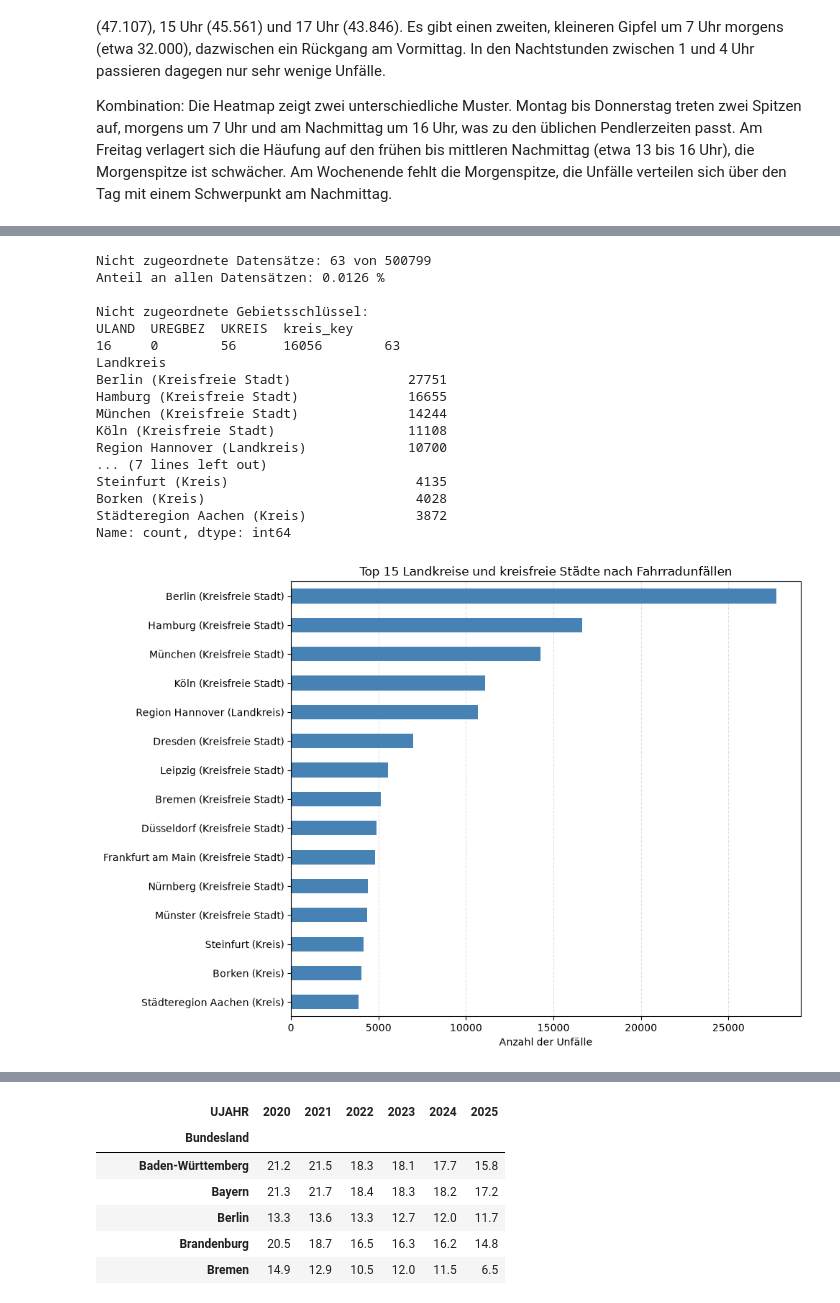
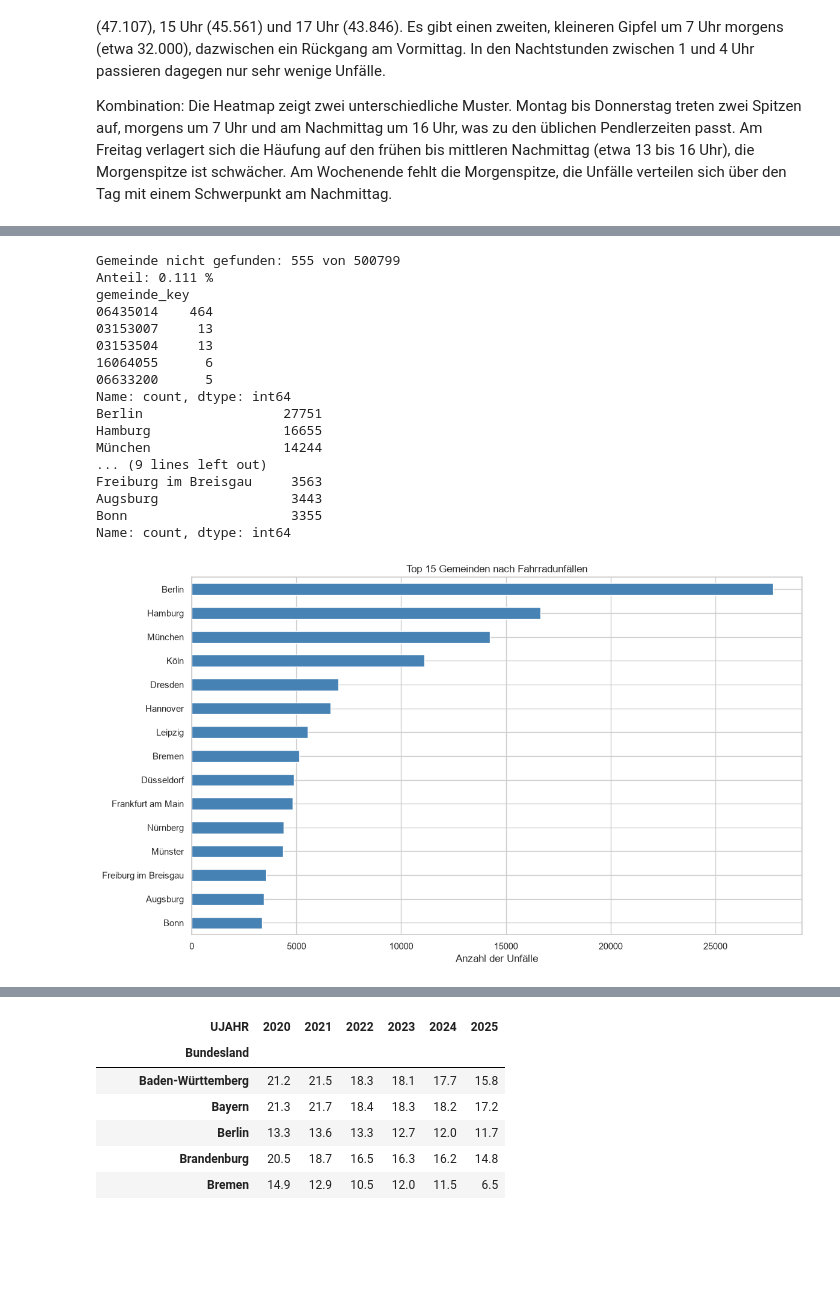
Before and after one commit to RogovaNatalia/Unfallorte_Projekt, a Jupyter notebook: analyse.ipynb, the cells around one changed output, grey strips where cells are left out. Saved outputs shown, nothing was run; the diff lists cells and outputs as text; code cells hidden in the pictures; blank space fills up the shorter version.

```diff
--- a/analyse.ipynb
+++ b/analyse.ipynb
@@ -16,9 +26,14 @@ files = [
 
 frames = []
 for f in files:
-    d = pd.read_csv(f, sep=";", decimal=",")
+    d = pd.read_csv(f, sep=";", decimal=",", dtype={"UIDENTSTLAE": str})
     d = d.rename(columns={"IstStrassenzustand": "STRZUSTAND"})   # ab 2021 anders benannt
     d = d.drop(columns=["OBJECTID", "OID_", "UIDENTSTLAE", "PLST"], errors="ignore")
     frames.append(d)
 
 df = pd.concat(frames, ignore_index=True)
+
+# Kontrolle: Haben alle Jahrgänge dieselben Spalten?
+for f, d in zip(files, frames):
+    abweichung = set(frames[0].columns) ^ set(d.columns)
+    print(f, "OK" if not abweichung else abweichung)
@@ -117,12 +139,18 @@ df_rad["kreis_key"] = df_rad["kreis_key"].mask(df_rad["ULAND"] == 11, "11000")
 df_rad["kreis_key"] = df_rad["kreis_key"].mask(df_rad["ULAND"] == 2, "02000")
 df_rad["Landkreis"] = df_rad["kreis_key"].map(kreis_namen)
 
+# Eisenach (16056) ist seit Juli 2021 Teil des Wartburgkreises (16063)
+eisenach = df_rad["kreis_key"] == "16056"
+df_rad.loc[eisenach, "kreis_key"] = "16063"
+df_rad["Landkreis"] = df_rad["kreis_key"].map(kreis_namen)
+
 # Schlüssel für Gemeinden
 df_rad["gemeinde_key"] = (
     df_rad["kreis_key"] + df_rad["UGEMEINDE"].astype(str).str.zfill(3)
 )
 df_rad.loc[df_rad["ULAND"] == 11, "gemeinde_key"] = "11000000"
 df_rad.loc[df_rad["ULAND"] == 2, "gemeinde_key"] = "02000000"
+df_rad.loc[eisenach, "gemeinde_key"] = "16063105"   # Eisenach, Stadt (neuer Schlüssel)
 df_rad["Gemeinde"] = df_rad["gemeinde_key"].map(gemeinde_namen)
 
 print("Schwere Unfälle:", int(df_rad["schwer"].sum()), "von", len(df_rad))
@@ -370,46 +517,39 @@ Saarland                  3115        0.62
 # %%
-# 2.1.2 Fahrradunfälle nach Landkreis
+# 2.1.3 Fahrradunfälle nach Gemeinden
 
 # Kontrolle der Zuordnung
-nicht_gefunden = df_rad["Landkreis"].isna()
+nicht_gefunden = df_rad["Gemeinde"].isna()
+print("Gemeinde nicht gefunden:", nicht_gefunden.sum(), "von", len(df_rad))
+print("Anteil:", round(nicht_gefunden.mean() * 100, 3), "%")
+print(df_rad.loc[nicht_gefunden, "gemeinde_key"].value_counts().head())
 
-print("Nicht zugeordnete Datensätze:", nicht_gefunden.sum(), "von", len(df_rad))
-print("Anteil an allen Datensätzen:", round(nicht_gefunden.mean() * 100, 4), "%")
-print("\nNicht zugeordnete Gebietsschlüssel:")
-print(
-    df_rad.loc[nicht_gefunden, ["ULAND", "UREGBEZ", "UKREIS", "kreis_key"]]
-    .value_counts()
-    .to_string()
-)
+# Top 15 nach Schlüssel zählen (gleichnamige Gemeinden bleiben getrennt)
+top_gemeinden = df_rad["gemeinde_key"].value_counts().head(15)
+top_gemeinden.index = [gemeinde_namen.get(k, k) for k in top_gemeinden.index]
+print(top_gemeinden)
 
-# Diagramm
-top_kreise = df_rad["Landkreis"].value_counts().head(15)
-print(top_kreise)
-
-fig, ax = plt.subplots(figsize=(10, 7))
-top_kreise.sort_values().plot(kind="barh", ax=ax, color="steelblue")
-ax.set_title("Top 15 Landkreise und kreisfreie Städte nach Fahrradunfällen")
+fig, ax = plt.subplots(figsize=(12, 7))
+top_gemeinden.sort_values().plot(kind="barh", ax=ax, color=FARBE)
+ax.set_title("Top 15 Gemeinden nach Fahrradunfällen")
 ax.set_xlabel("Anzahl der Unfälle")
 ax.set_ylabel("")
-ax.grid(axis="x", linestyle="--", alpha=0.4)
-ax.set_axisbelow(True)
 plt.tight_layout();
 # %% [output]
-Nicht zugeordnete Datensätze: 63 von 500799
-Anteil an allen Datensätzen: 0.0126 %
-
-Nicht zugeordnete Gebietsschlüssel:
-ULAND  UREGBEZ  UKREIS  kreis_key
-16     0        56      16056        63
-Landkreis
-Berlin (Kreisfreie Stadt)               27751
-Hamburg (Kreisfreie Stadt)              16655
-München (Kreisfreie Stadt)              14244
-Köln (Kreisfreie Stadt)                 11108
-Region Hannover (Landkreis)             10700
-... (7 lines left out)
-Steinfurt (Kreis)                        4135
-Borken (Kreis)                           4028
-Städteregion Aachen (Kreis)              3872
+Gemeinde nicht gefunden: 555 von 500799
+Anteil: 0.111 %
+gemeinde_key
+06435014    464
+03153007     13
+03153504     13
+16064055      6
+06633200      5
 Name: count, dtype: int64
+Berlin                  27751
+Hamburg                 16655
+München                 14244
+... (9 lines left out)
+Freiburg im Breisgau     3563
+Augsburg                 3443
+Bonn                     3355
+Name: count, dtype: int64
-[figure, old version]
+[figure, new version]
```
Also changed, not shown: parts of 44 cells of this notebook.
